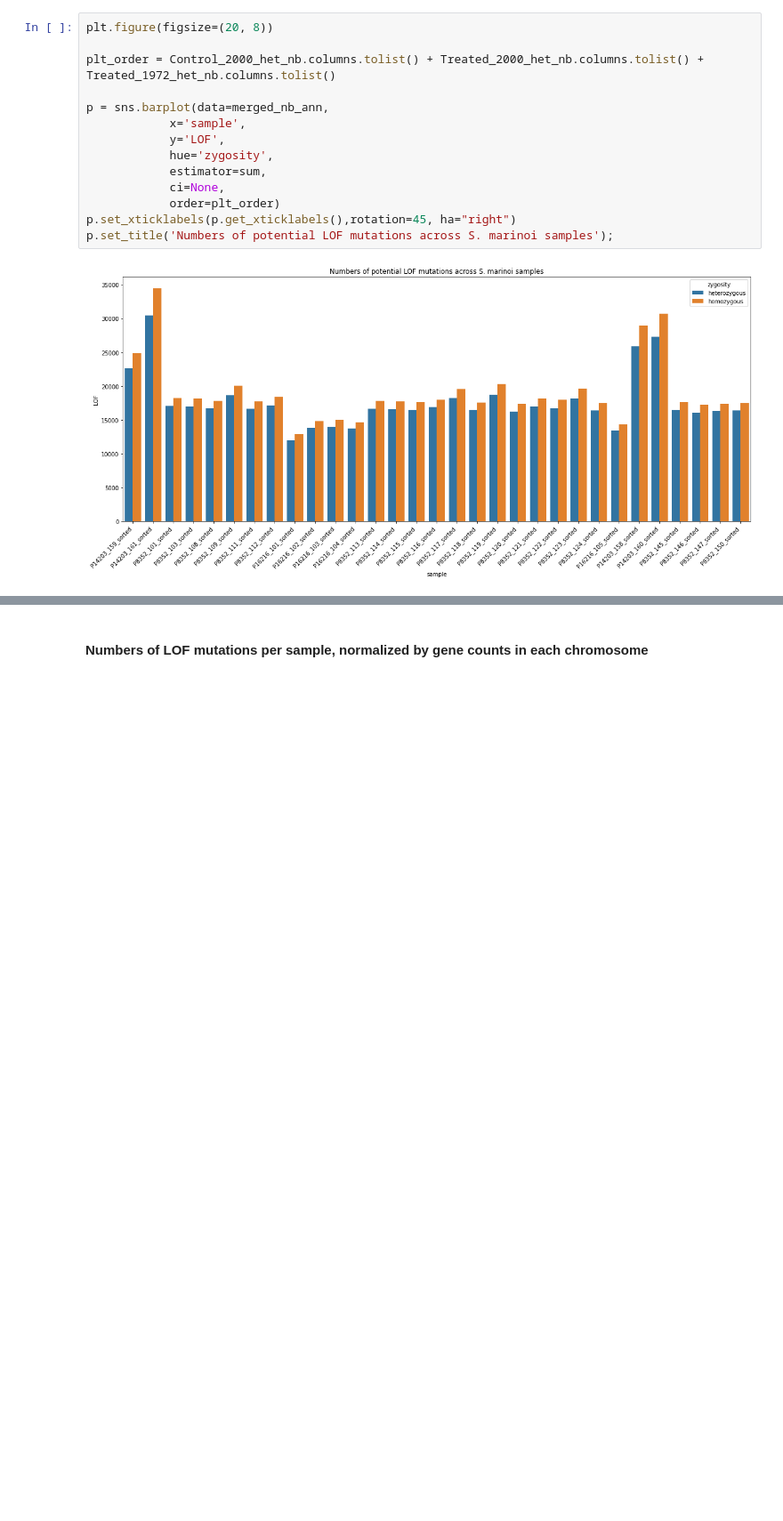
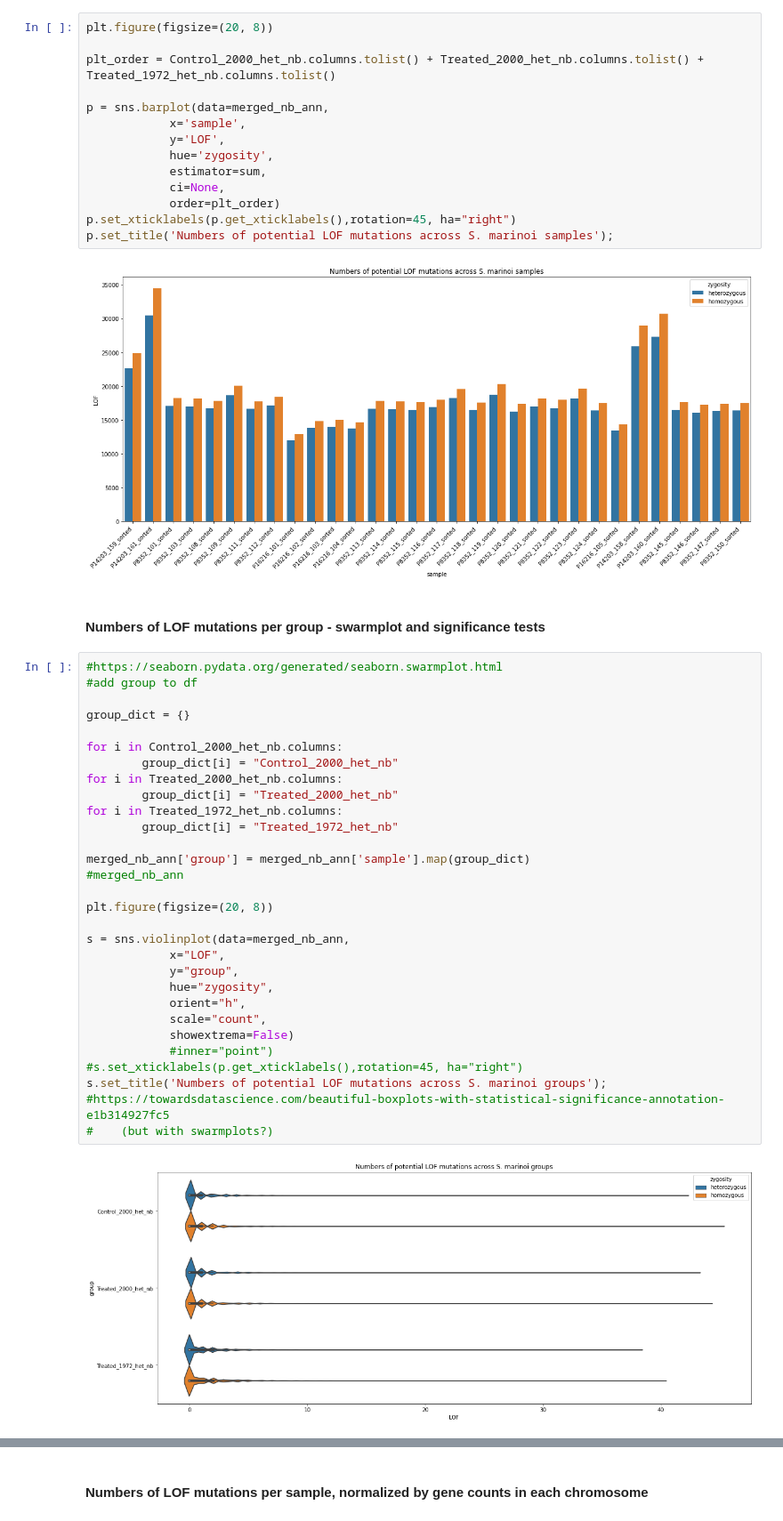
Before and after one commit to topel-research-group/Bamboozle, a Jupyter notebook: LOF_nb.ipynb, the cells around one changed output, grey strips where cells are left out. Shown at 89% size. Saved outputs shown, nothing was run; the diff lists cells and outputs as text; blank space fills up the shorter version.

```diff
--- a/LOF_nb.ipynb
+++ b/LOF_nb.ipynb
@@ -54,3 +54,37 @@ p.set_xticklabels(p.get_xticklabels(),rotation=45, ha="right")
 p.set_title('Numbers of potential LOF mutations across S. marinoi samples');
 # %% [output]
 [figure]
+# %% [markdown]
+#### Numbers of LOF mutations per group - swarmplot and significance tests
+# %%
+#https://seaborn.pydata.org/generated/seaborn.swarmplot.html
+#add group to df
+
+group_dict = {}
+
+for i in Control_2000_het_nb.columns:
+        group_dict[i] = "Control_2000_het_nb"
+for i in Treated_2000_het_nb.columns:
+        group_dict[i] = "Treated_2000_het_nb"
+for i in Treated_1972_het_nb.columns:
+        group_dict[i] = "Treated_1972_het_nb"
+
+merged_nb_ann['group'] = merged_nb_ann['sample'].map(group_dict)
+#merged_nb_ann
+
+plt.figure(figsize=(20, 8))
+
+s = sns.violinplot(data=merged_nb_ann,
+            x="LOF",
+            y="group",
+            hue="zygosity",
+            orient="h",
+            scale="count",
+            showextrema=False)
+            #inner="point")
+#s.set_xticklabels(p.get_xticklabels(),rotation=45, ha="right")
+s.set_title('Numbers of potential LOF mutations across S. marinoi groups');
+#https://towardsdatascience.com/beautiful-boxplots-with-statistical-significance-annotation-e1b314927fc5
+#    (but with swarmplots?)
+# %% [output]
+[figure, added]
```
Also changed, not shown: parts of 8 cells of this notebook.
